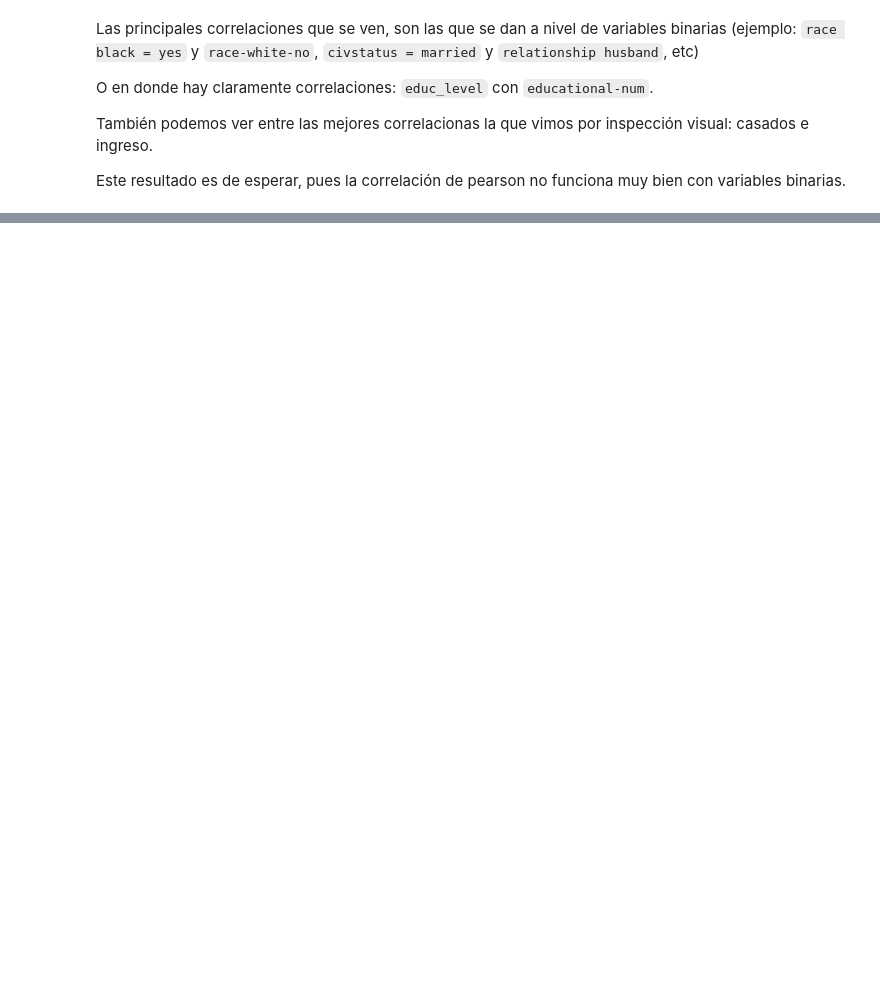
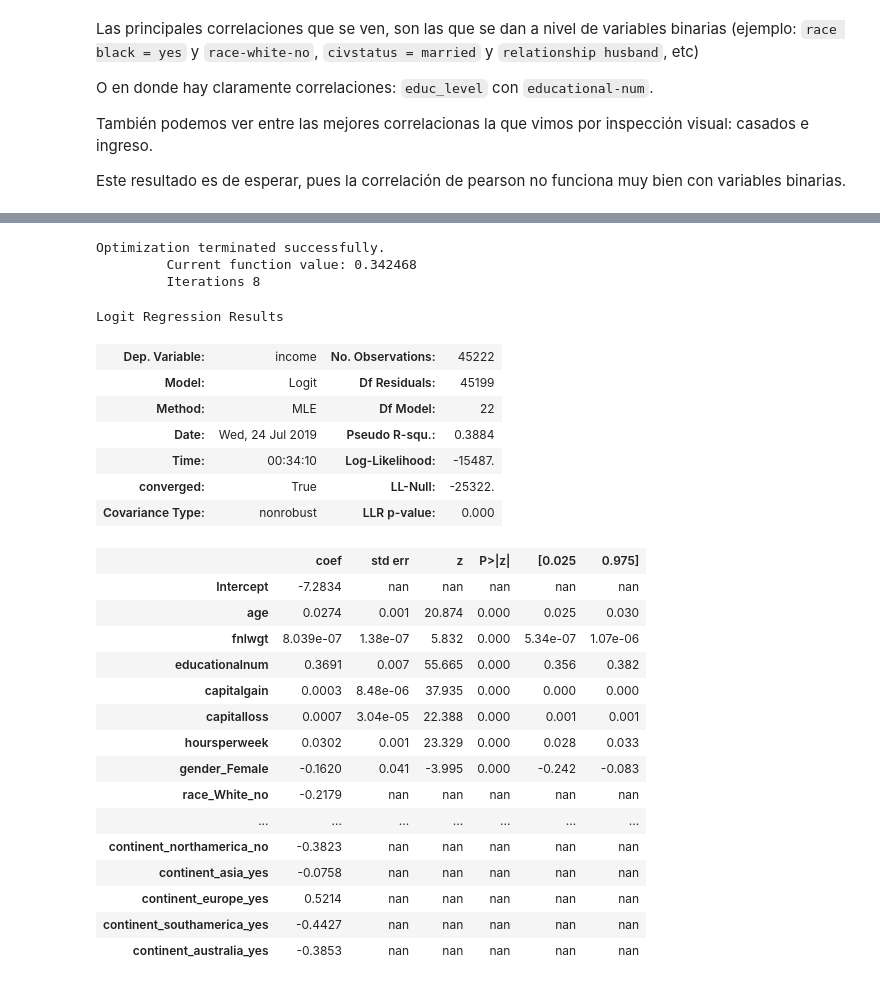
Before and after one commit to muZk/desafio-latam-ds-python, a Jupyter notebook: 02 - Fundamentos Data Science/prueba/Determinantes del ingreso.ipynb, the cells around one changed output, grey strips where cells are left out. Cells and saved outputs as stored; diff of their text form; code cells hidden in the pictures; blank space fills up the shorter version.

```diff
--- a/02 - Fundamentos Data Science/prueba/Determinantes del ingreso.ipynb
+++ b/02 - Fundamentos Data Science/prueba/Determinantes del ingreso.ipynb
@@ -502,0 +551,32 @@ Este resultado es de esperar, pues la correlación de pearson no funciona muy bi
+# %%
+banned_columns = model1.pvalues[model1.pvalues > 0.025].index
+model2 = build_model(df, 'income', 'income', *banned_columns).fit()
+model2.summary()
+# %% [output]
+Optimization terminated successfully.
+         Current function value: 0.342468
+         Iterations 8
+Logit Regression Results
+| Dep. Variable: | income | No. Observations: | 45222 |
+| Model: | Logit | Df Residuals: | 45199 |
+| Method: | MLE | Df Model: | 22 |
+| Date: | Wed, 24 Jul 2019 | Pseudo R-squ.: | 0.3884 |
+| Time: | 00:34:10 | Log-Likelihood: | -15487. |
+| converged: | True | LL-Null: | -25322. |
+| Covariance Type: | nonrobust | LLR p-value: | 0.000 |
+|  | coef | std err | z | P>|z| | [0.025 | 0.975] |
+| Intercept | -7.2834 | nan | nan | nan | nan | nan |
+| age | 0.0274 | 0.001 | 20.874 | 0.000 | 0.025 | 0.030 |
+| fnlwgt | 8.039e-07 | 1.38e-07 | 5.832 | 0.000 | 5.34e-07 | 1.07e-06 |
+| educationalnum | 0.3691 | 0.007 | 55.665 | 0.000 | 0.356 | 0.382 |
+| capitalgain | 0.0003 | 8.48e-06 | 37.935 | 0.000 | 0.000 | 0.000 |
+| capitalloss | 0.0007 | 3.04e-05 | 22.388 | 0.000 | 0.001 | 0.001 |
+| hoursperweek | 0.0302 | 0.001 | 23.329 | 0.000 | 0.028 | 0.033 |
+| gender_Female | -0.1620 | 0.041 | -3.995 | 0.000 | -0.242 | -0.083 |
+| race_White_no | -0.2179 | nan | nan | nan | nan | nan |
+| ... | ... | ... | ... | ... | ... | ... |
+| continent_northamerica_no | -0.3823 | nan | nan | nan | nan | nan |
+| continent_asia_yes | -0.0758 | nan | nan | nan | nan | nan |
+| continent_europe_yes | 0.5214 | nan | nan | nan | nan | nan |
+| continent_southamerica_yes | -0.4427 | nan | nan | nan | nan | nan |
+| continent_australia_yes | -0.3853 | nan | nan | nan | nan | nan |
```
Also changed, not shown: parts of 7 cells of this notebook, 2 other files.
